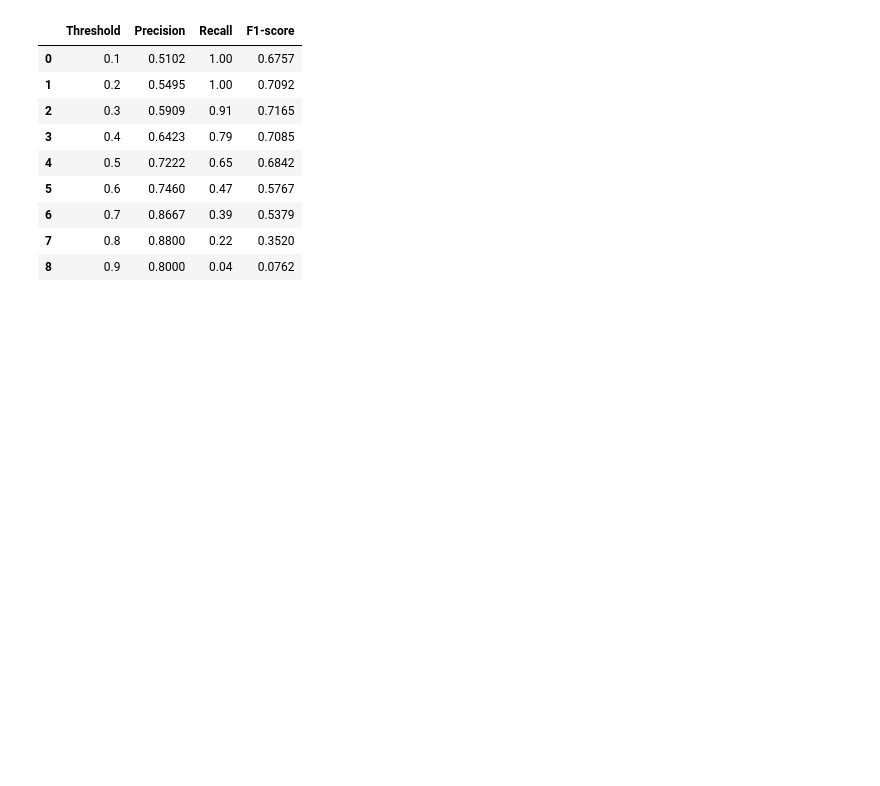
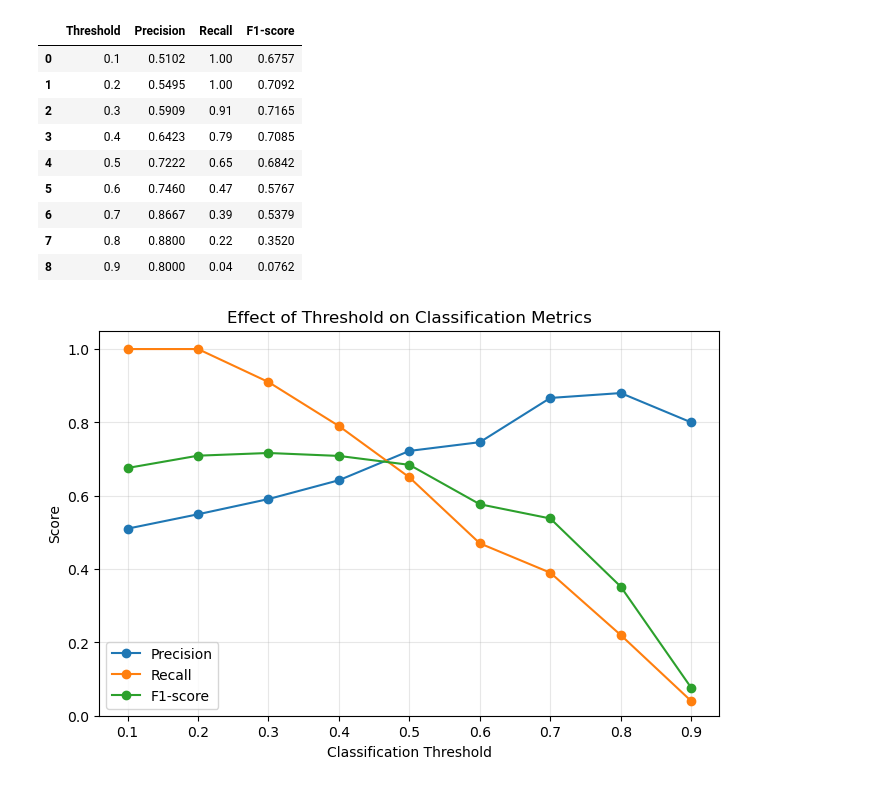
Before and after one commit to AHMAD-ALI5/machine-learning-from-scratch, a Jupyter notebook: machine-learning-from-scratch/Evaluation/metrics.ipynb, the cells around one changed output. Cells and saved outputs as stored; diff of their text form; code cells hidden in the pictures; blank space fills up the shorter version.

```diff
--- a/machine-learning-from-scratch/Evaluation/metrics.ipynb
+++ b/machine-learning-from-scratch/Evaluation/metrics.ipynb
@@ -219,3 +219,23 @@ threshold_df.round(4)
 | 6 | 0.7 | 0.8667 | 0.39 | 0.5379 |
 | 7 | 0.8 | 0.8800 | 0.22 | 0.3520 |
 | 8 | 0.9 | 0.8000 | 0.04 | 0.0762 |
+# %%
+plt.figure(figsize=(8, 5))
+
+for metric in ["Precision", "Recall", "F1-score"]:
+    plt.plot(
+        threshold_df["Threshold"],
+        threshold_df[metric],
+        marker="o",
+        label=metric
+    )
+
+plt.xlabel("Classification Threshold")
+plt.ylabel("Score")
+plt.title("Effect of Threshold on Classification Metrics")
+plt.ylim(0, 1.05)
+plt.legend()
+plt.grid(True, alpha=0.3)
+plt.show()
+# %% [output]
+[figure, added]
```
Also changed, not shown: parts of 1 cell of this notebook.
